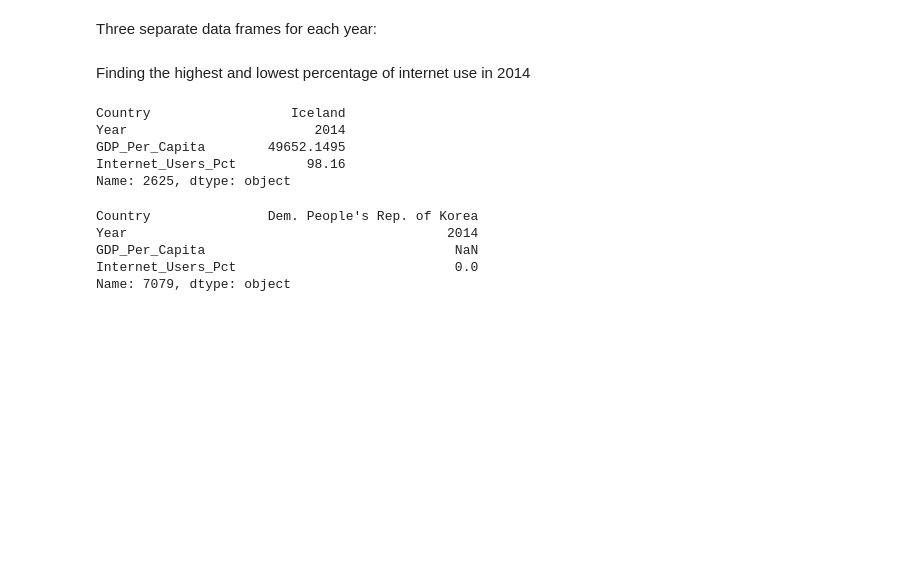
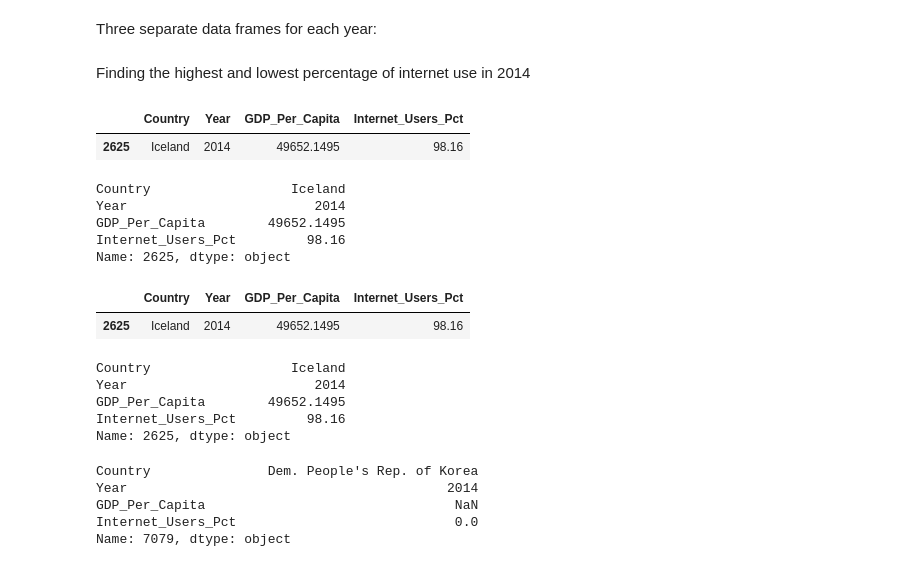
Before and after one commit to eporourke/gdp-and-internet-usage, a Jupyter notebook: notebooks/eor_gdp.ipynb, the cells around one changed output. Drawn from its saved outputs; the diff is of its cells as text; code cells hidden in the pictures; blank space fills up the shorter version.

```diff
--- a/notebooks/eor_gdp.ipynb
+++ b/notebooks/eor_gdp.ipynb
@@ -210,5 +209,23 @@ v1_2014_gdp_internet = gdp_and_internet_use_v1[gdp_and_internet_use_v1["Year"].i
 # %% [markdown]
 Finding the highest and lowest percentage of internet use in 2014
+# %%
+v1_2014_gdp_internet.sort_values(by='Internet_Users_Pct', ascending=False).head(1)
+# %% [output]
+|  | Country | Year | GDP_Per_Capita | Internet_Users_Pct |
+| 2625 | Iceland | 2014 | 49652.1495 | 98.16 |
+# %%
+v1_2014_gdp_internet.iloc[v1_2014_gdp_internet.Internet_Users_Pct.argmax()]
+# %% [output]
+Country                  Iceland
+Year                        2014
+GDP_Per_Capita        49652.1495
+Internet_Users_Pct         98.16
+Name: 2625, dtype: object
+# %%
+v1_2014_gdp_internet.nlargest(1, 'Internet_Users_Pct')
+# %% [output]
+|  | Country | Year | GDP_Per_Capita | Internet_Users_Pct |
+| 2625 | Iceland | 2014 | 49652.1495 | 98.16 |
 # %%
 v1_2014_gdp_internet.loc[v1_2014_gdp_internet['Internet_Users_Pct'].idxmax()]
 # %% [output]
```
Also changed, not shown: parts of 9 cells of this notebook.
